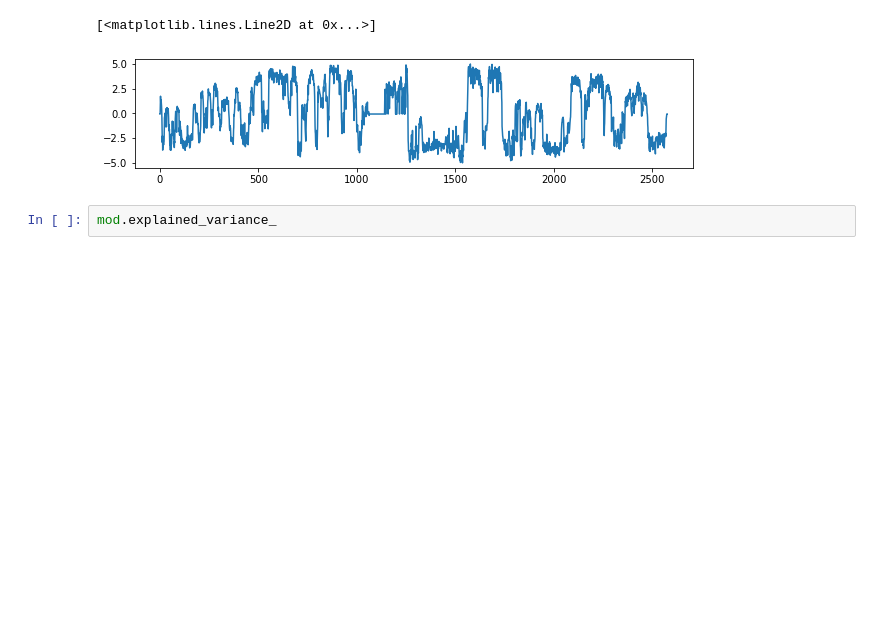
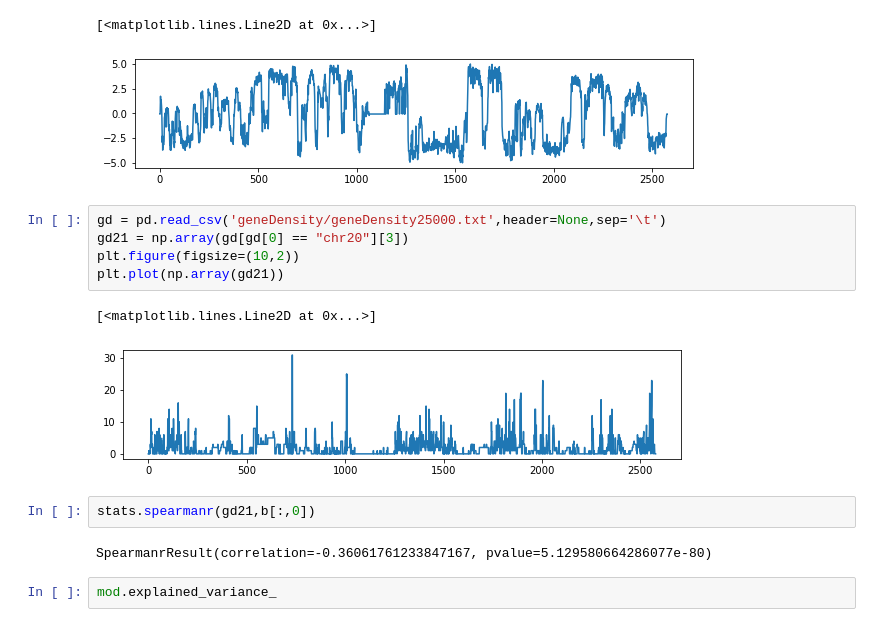
Before and after one commit to wangjk321/HiC1Dmetrics, a Jupyter notebook: ForTest.ipynb, the cells around one changed output. Cells and saved outputs as stored; diff of their text form; blank space fills up the shorter version.

```diff
--- a/ForTest.ipynb
+++ b/ForTest.ipynb
@@ -144,6 +132,18 @@ plt.plot(b[:,0])
 # %% [output]
 [<matplotlib.lines.Line2D at 0x...>]
 [figure]
+# %%
+gd = pd.read_csv('geneDensity/geneDensity25000.txt',header=None,sep='\t')
+gd21 = np.array(gd[gd[0] == "chr20"][3])
+plt.figure(figsize=(10,2))
+plt.plot(np.array(gd21))
+# %% [output]
+[<matplotlib.lines.Line2D at 0x...>]
+[figure, added]
+# %%
+stats.spearmanr(gd21,b[:,0])
+# %% [output]
+SpearmanrResult(correlation=-0.36061761233847167, pvalue=5.129580664286077e-80)
 # %%
 mod.explained_variance_
 # %% [output]
```
Also changed, not shown: parts of 2 cells of this notebook, 1 other file.
